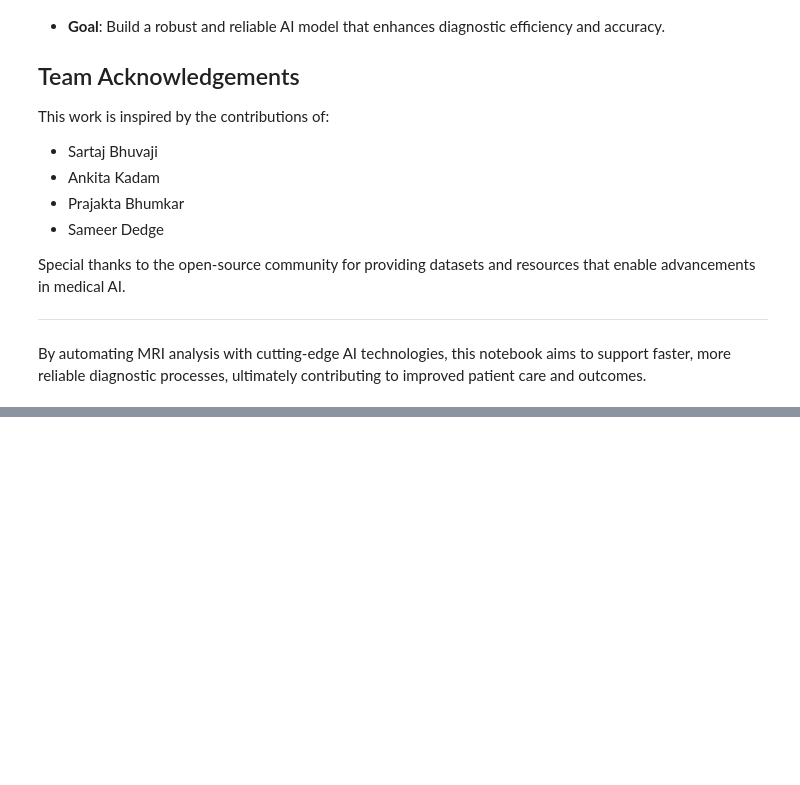
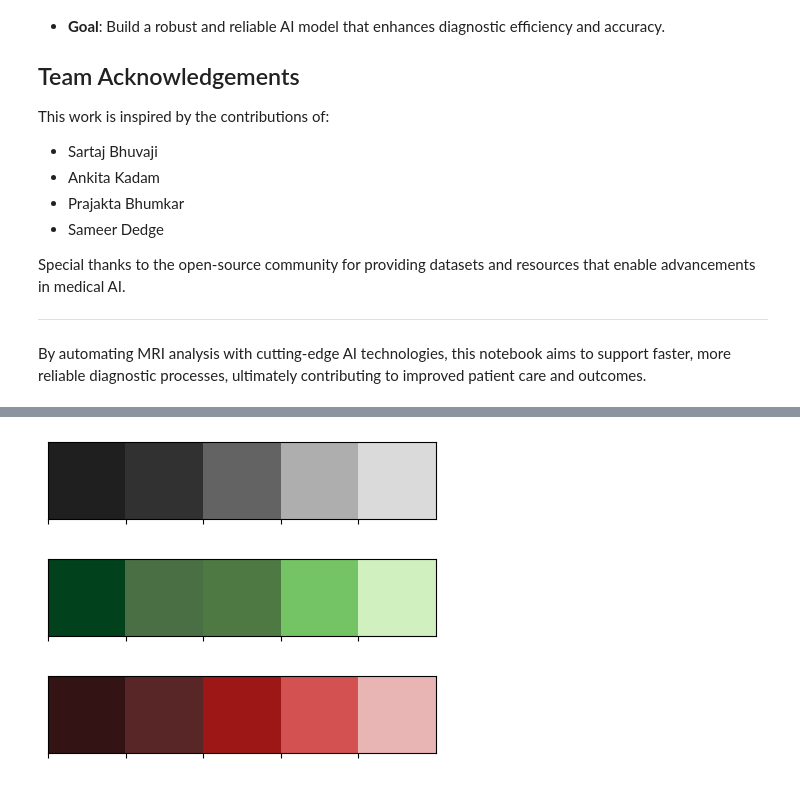
Before and after one commit to najwa12/brain_tumor_classification_cnn, a Jupyter notebook: AI_Powered_Brain_Tumor_Classification_Advanced_MRI_Analysis_with_CNNs.ipynb, the cells around one changed output, grey strips where cells are left out. Saved outputs shown, nothing was run; the diff lists cells and outputs as text; code cells hidden in the pictures; blank space fills up the shorter version.

```diff
--- a/AI_Powered_Brain_Tumor_Classification_Advanced_MRI_Analysis_with_CNNs.ipynb
+++ b/AI_Powered_Brain_Tumor_Classification_Advanced_MRI_Analysis_with_CNNs.ipynb
@@ -31,0 +143,12 @@ By automating MRI analysis with cutting-edge AI technologies, this notebook aims
+# %%
+colors_dark = ["#1F1F1F", "#313131", '#636363', '#AEAEAE', '#DADADA']
+colors_red = ["#331313", "#582626", '#9E1717', '#D35151', '#E9B4B4']
+colors_green = ['#01411C','#4B6F44','#4F7942','#74C365','#D0F0C0']
+
+sns.palplot(colors_dark)
+sns.palplot(colors_green)
+sns.palplot(colors_red)
+# %% [output]
+[figure, added]
+[figure, added]
+[figure, added]
```
Also changed, not shown: parts of 6 cells of this notebook.
